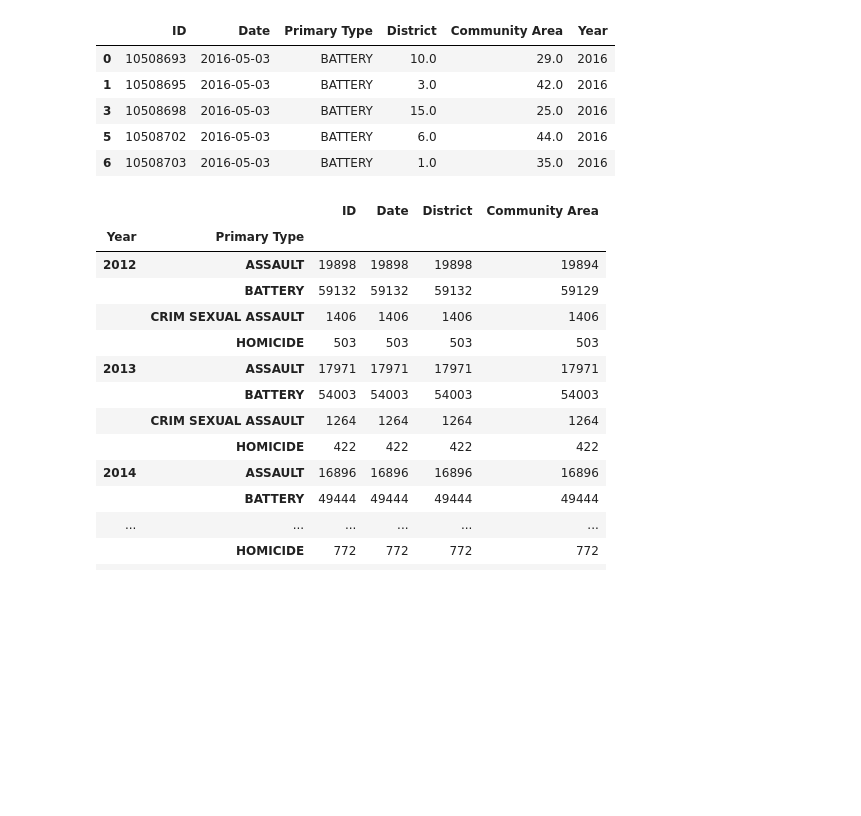
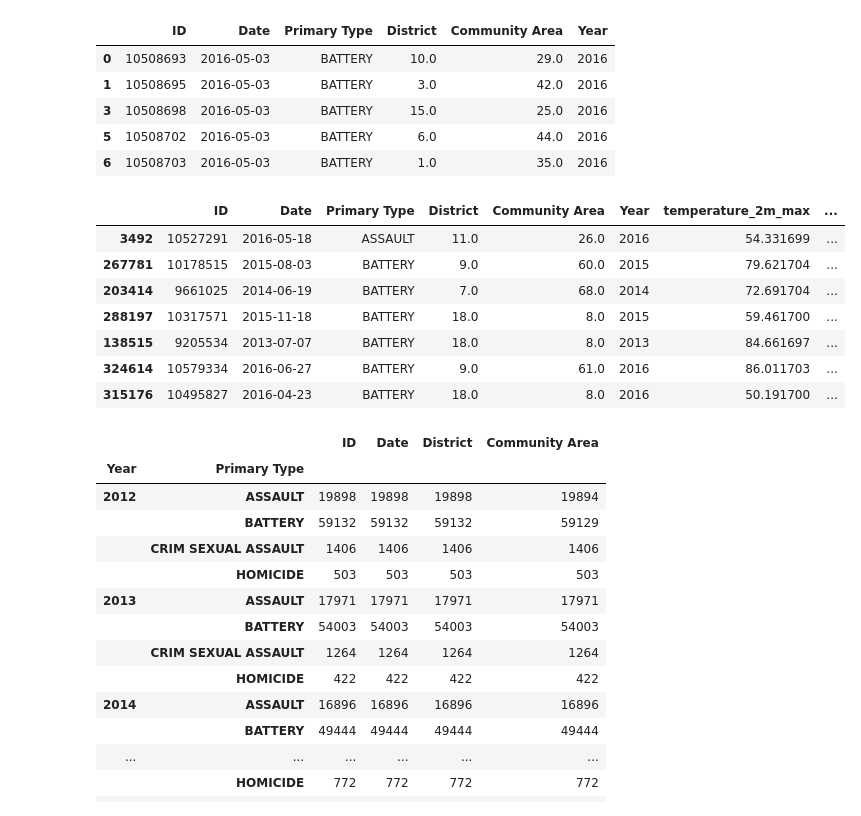
Before and after one commit to KevSantino28/project_1, a Jupyter notebook: data_clean_up.ipynb, the cells around one changed output. Saved outputs shown, nothing was run; the diff lists cells and outputs as text; code cells hidden in the pictures; blank space fills up the shorter version.

Commit message:
merged data

```diff
--- a/data_clean_up.ipynb
+++ b/data_clean_up.ipynb
@@ -6,0 +72,18 @@ import numpy as np
+# %%
+
+# Process daily data. The order of variables needs to be the same as requested.
+daily = response.Daily()
+daily_temperature_2m_max = daily.Variables(0).ValuesAsNumpy()
+daily_temperature_2m_min = daily.Variables(1).ValuesAsNumpy()
+
+daily_data = {"date": pd.date_range(
+	start = pd.to_datetime(daily.Time(), unit = "s"),
+	end = pd.to_datetime(daily.TimeEnd(), unit = "s"),
+	freq = pd.Timedelta(seconds = daily.Interval()),
+	inclusive = "left"
+)}
+daily_data["temperature_2m_max"] = daily_temperature_2m_max
+daily_data["temperature_2m_min"] = daily_temperature_2m_min
+
+daily_dataframe = pd.DataFrame(data = daily_data)
+daily_dataframe
@@ -6,0 +104,4 @@ import numpy as np
+# %%
+#Renaming Date
+daily_dataframe_2 = daily_dataframe.rename(columns={'date': 'Date'})
+daily_dataframe_2.head()
@@ -6,0 +115,3 @@ import numpy as np
+# %%
+daily_dataframe_2['Date'] = pd.to_datetime(daily_dataframe_2['Date']).dt.date
+daily_dataframe_2.head()
@@ -147,6 +265,20 @@ See the caveats in the documentation: https://pandas.pydata.org/pandas-docs/stab
 | 3 | 10508698 | 2016-05-03 | BATTERY | 15.0 | 25.0 | 2016 |
 | 5 | 10508702 | 2016-05-03 | BATTERY | 6.0 | 44.0 | 2016 |
 | 6 | 10508703 | 2016-05-03 | BATTERY | 1.0 | 35.0 | 2016 |
+# %%
+#merging the two data frames
+
+merged_df = pd.merge(cleaned_df, daily_dataframe_2, on='Date', how='left')
+merged_df.sample(7)
+# %% [output]
+|  | ID | Date | Primary Type | District | Community Area | Year | temperature_2m_max | ... |
+| 3492 | 10527291 | 2016-05-18 | ASSAULT | 11.0 | 26.0 | 2016 | 54.331699 | ... |
+| 267781 | 10178515 | 2015-08-03 | BATTERY | 9.0 | 60.0 | 2015 | 79.621704 | ... |
+| 203414 | 9661025 | 2014-06-19 | BATTERY | 7.0 | 68.0 | 2014 | 72.691704 | ... |
+| 288197 | 10317571 | 2015-11-18 | BATTERY | 18.0 | 8.0 | 2015 | 59.461700 | ... |
+| 138515 | 9205534 | 2013-07-07 | BATTERY | 18.0 | 8.0 | 2013 | 84.661697 | ... |
+| 324614 | 10579334 | 2016-06-27 | BATTERY | 9.0 | 61.0 | 2016 | 86.011703 | ... |
+| 315176 | 10495827 | 2016-04-23 | BATTERY | 18.0 | 8.0 | 2016 | 50.191700 | ... |
 # %%
 #Crimes group by year and type updated with only desired crime types
 crime_data_yearly=cleaned_df.groupby(['Year','Primary Type'])
```
Also changed, not shown: parts of 6 cells of this notebook, 2 other files.
